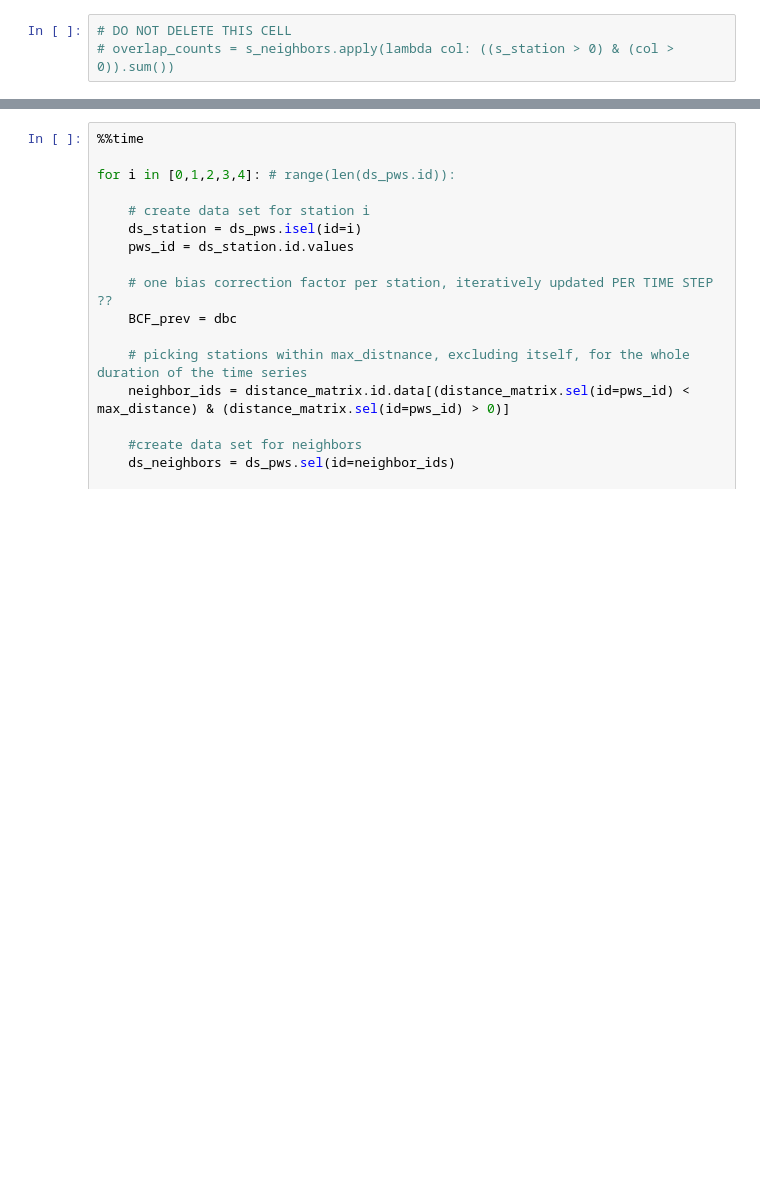
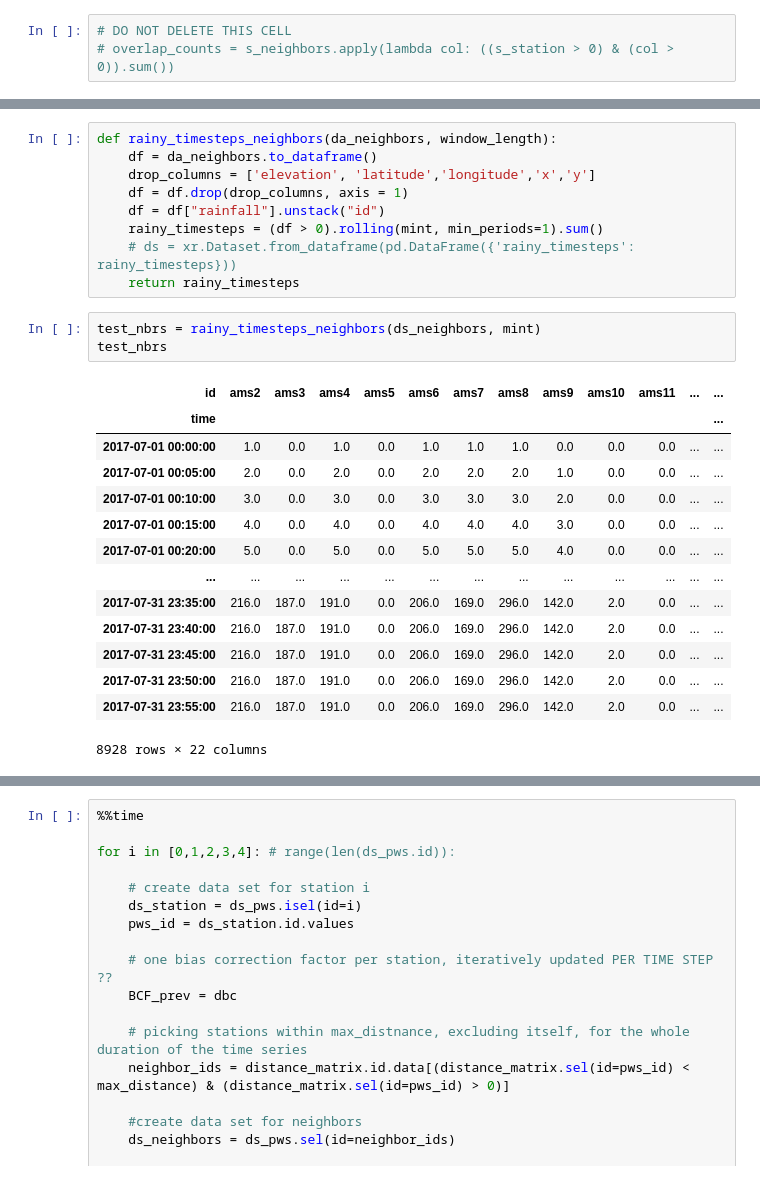
Before and after one commit to lepetersson/pypwsqc, a Jupyter notebook: docs/notebooks/station_outlier_filter.ipynb, the cells around one changed output, grey strips where cells are left out. Cells and saved outputs as stored; diff of their text form; blank space fills up the shorter version.

```diff
--- a/docs/notebooks/station_outlier_filter.ipynb
+++ b/docs/notebooks/station_outlier_filter.ipynb
@@ -110,0 +89,27 @@ ds_so_filter.matches.isel(id = 4).plot()
+# %%
+def rainy_timesteps_neighbors(da_neighbors, window_length):
+    df = da_neighbors.to_dataframe()
+    drop_columns = ['elevation', 'latitude','longitude','x','y']
+    df = df.drop(drop_columns, axis = 1)
+    df = df["rainfall"].unstack("id")
+    rainy_timesteps = (df > 0).rolling(mint, min_periods=1).sum()
+    # ds = xr.Dataset.from_dataframe(pd.DataFrame({'rainy_timesteps': rainy_timesteps}))
+    return rainy_timesteps
+# %%
+test_nbrs = rainy_timesteps_neighbors(ds_neighbors, mint)
+test_nbrs
+# %% [output]
+| id | ams2 | ams3 | ams4 | ams5 | ams6 | ams7 | ams8 | ams9 | ams10 | ams11 | ... | ... |
+| time |  |  |  |  |  |  |  |  |  |  |  | ... |
+| 2017-07-01 00:00:00 | 1.0 | 0.0 | 1.0 | 0.0 | 1.0 | 1.0 | 1.0 | 0.0 | 0.0 | 0.0 | ... | ... |
+| 2017-07-01 00:05:00 | 2.0 | 0.0 | 2.0 | 0.0 | 2.0 | 2.0 | 2.0 | 1.0 | 0.0 | 0.0 | ... | ... |
+| 2017-07-01 00:10:00 | 3.0 | 0.0 | 3.0 | 0.0 | 3.0 | 3.0 | 3.0 | 2.0 | 0.0 | 0.0 | ... | ... |
+| 2017-07-01 00:15:00 | 4.0 | 0.0 | 4.0 | 0.0 | 4.0 | 4.0 | 4.0 | 3.0 | 0.0 | 0.0 | ... | ... |
+| 2017-07-01 00:20:00 | 5.0 | 0.0 | 5.0 | 0.0 | 5.0 | 5.0 | 5.0 | 4.0 | 0.0 | 0.0 | ... | ... |
+| ... | ... | ... | ... | ... | ... | ... | ... | ... | ... | ... | ... | ... |
+| 2017-07-31 23:35:00 | 216.0 | 187.0 | 191.0 | 0.0 | 206.0 | 169.0 | 296.0 | 142.0 | 2.0 | 0.0 | ... | ... |
+| 2017-07-31 23:40:00 | 216.0 | 187.0 | 191.0 | 0.0 | 206.0 | 169.0 | 296.0 | 142.0 | 2.0 | 0.0 | ... | ... |
+| 2017-07-31 23:45:00 | 216.0 | 187.0 | 191.0 | 0.0 | 206.0 | 169.0 | 296.0 | 142.0 | 2.0 | 0.0 | ... | ... |
+| 2017-07-31 23:50:00 | 216.0 | 187.0 | 191.0 | 0.0 | 206.0 | 169.0 | 296.0 | 142.0 | 2.0 | 0.0 | ... | ... |
+| 2017-07-31 23:55:00 | 216.0 | 187.0 | 191.0 | 0.0 | 206.0 | 169.0 | 296.0 | 142.0 | 2.0 | 0.0 | ... | ... |
+8928 rows × 22 columns
```
Also changed, not shown: parts of 57 cells of this notebook.
